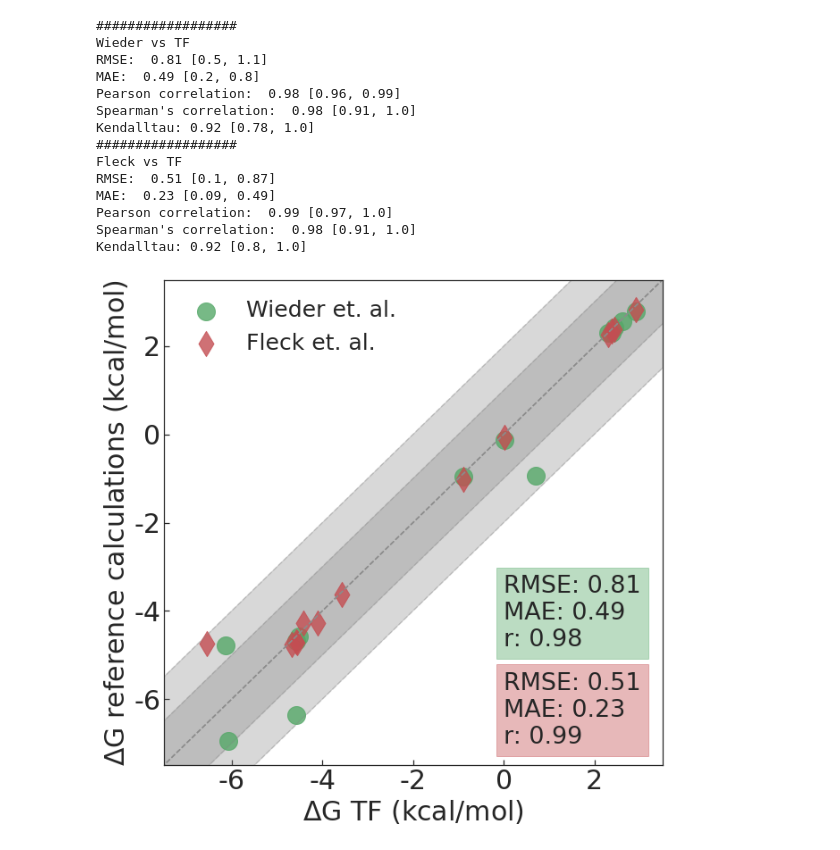
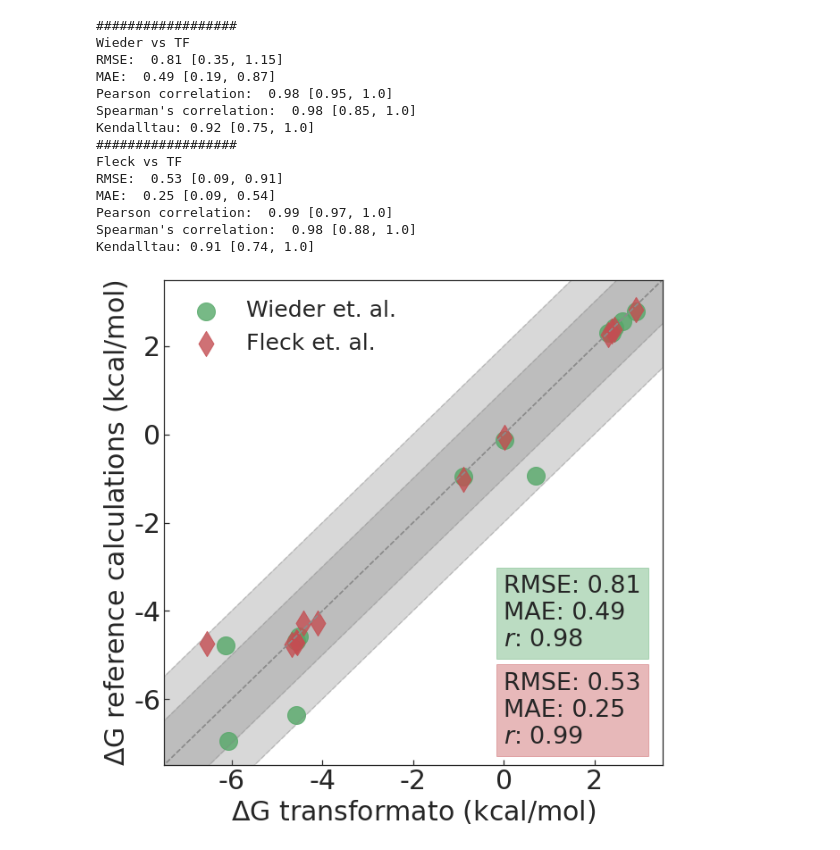
Before and after one commit to JohannesKarwou/notebooks, a Jupyter notebook: freeSolvSummary.ipynb, the cells around one changed output. Saved outputs shown, nothing was run; the diff lists cells and outputs as text; code cells hidden in the pictures.

```diff
--- a/freeSolvSummary.ipynb
+++ b/freeSolvSummary.ipynb
@@ -84,8 +84,8 @@ def bootstrap_metric(fct, x_values, y_values, p_value=False):
             r = fct(x_selection, y_selection)
         bootstrapped_metric.append(r)
 
-    # define 90% CI
-    alpha = 10.0
+    # define 95% CI
+    alpha = 5.0
     lower_p = alpha / 2.0
     # get value at or near percentile (take a look at the definition of percentile if
     # you have less than 100 values to make sure you understand what is happening)
@@ -686,7 +702,7 @@ i = 0
 plotting_grey_area(0, one_plot=True)
 axs.set_xlim([-7.5, 3.5])
 axs.set_ylim([-7.5, 3.5])
-axs.set_xlabel("$\Delta$G TF (kcal/mol)")
+axs.set_xlabel("$\Delta$G transformato (kcal/mol)")
 axs.set_ylabel("$\Delta$G reference calculations (kcal/mol)")
 
 x = "ref_dG (TF)"
@@ -698,7 +714,7 @@ df = reduce_df(subset, x, y)
 rmse, mae, r, _, _ = calculate_statistics(df[x], df[y])
 
 axs.scatter(subset[x], subset[y], color="C2", label="Wieder et. al.", alpha=0.8)
-text = f"RMSE: {rmse}\nMAE: {mae}\nr: {r:.2f}"
+text = f"RMSE: {rmse}\nMAE: {mae}\n$r$: {r:.2f}"
 axs.text(
     0,
     -4.8,
@@ -707,44 +723,44 @@ axs.text(
     bbox={"boxstyle": "square", "fill": True, "fc": "C2", "ec": "C2", "alpha": 0.4},
 )
 
 y = "ref_fleck"
 
 print("##################")
 print("Fleck vs TF")
 df2 = reduce_df(subset, x, y)
 rmse, mae, r, _, _ = calculate_statistics(df2[x], df2[y])
 
 axs.scatter(
     subset[x], subset[y], marker="d", color="C3", label="Fleck et. al.", alpha=0.8
 )
-text = f"RMSE: {rmse}\nMAE: {mae}\nr: {r:.2f}"
+text = f"RMSE: {rmse}\nMAE: {mae}\n$r$: {r:.2f}"
 axs.text(
     0,
     -7,
     text,
     fontsize=27,
     bbox={"boxstyle": "square", "fill": True, "fc": "C3", "ec": "C3", "alpha": 0.4},
 )
 
 axs.legend(frameon=False)
 
 plt.savefig("images/comparison_charmm_pure.pdf")
 # %% [output]
 ##################
 Wieder vs TF
-RMSE:  0.81 [0.5, 1.1]
-MAE:  0.49 [0.2, 0.8]
-Pearson correlation:  0.98 [0.96, 0.99]
-Spearman's correlation:  0.98 [0.91, 1.0]
-Kendalltau: 0.92 [0.78, 1.0]
+RMSE:  0.81 [0.35, 1.15]
+MAE:  0.49 [0.19, 0.87]
+Pearson correlation:  0.98 [0.95, 1.0]
+Spearman's correlation:  0.98 [0.85, 1.0]
+Kendalltau: 0.92 [0.75, 1.0]
 ##################
 Fleck vs TF
-RMSE:  0.51 [0.1, 0.87]
-MAE:  0.23 [0.09, 0.49]
+RMSE:  0.53 [0.09, 0.91]
+MAE:  0.25 [0.09, 0.54]
 Pearson correlation:  0.99 [0.97, 1.0]
-Spearman's correlation:  0.98 [0.91, 1.0]
-Kendalltau: 0.92 [0.8, 1.0]
+Spearman's correlation:  0.98 [0.88, 1.0]
+Kendalltau: 0.91 [0.74, 1.0]
-[figure, old version]
+[figure, new version]
 # %%
 fig, axs = plt.subplots(figsize=(10, 10))
 
```
Also changed, not shown: parts of 9 cells of this notebook, 9 other files.
